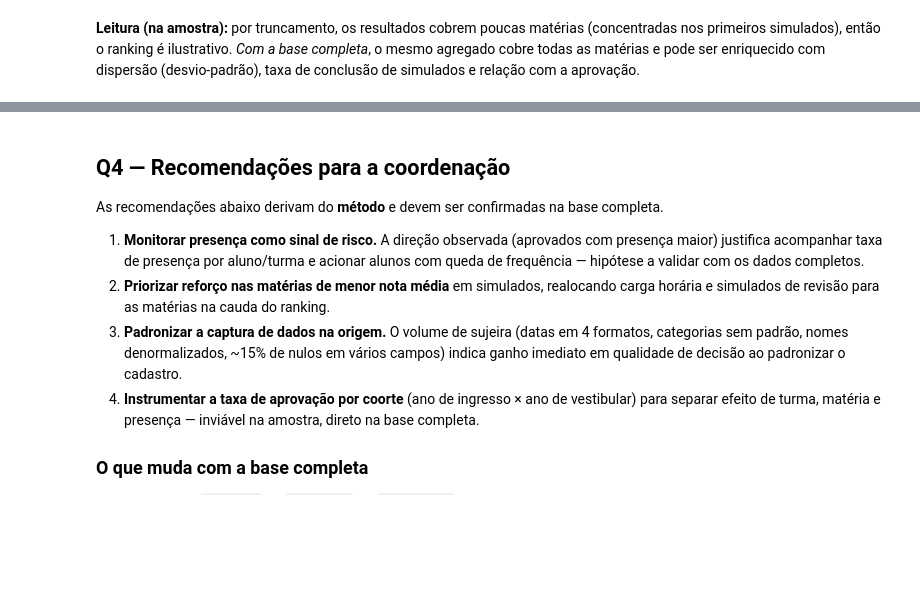
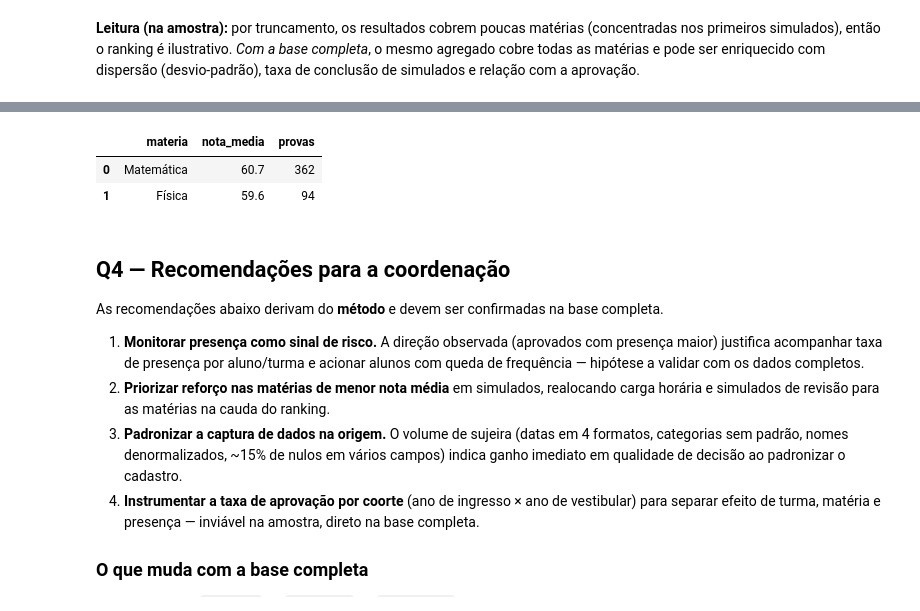
Before and after one commit to BigLeno/data-analytics-portfolio, a Jupyter notebook: notebooks/02_analise.ipynb, the cells around one changed output, grey strips where cells are left out. Drawn from its saved outputs; the diff is of its cells as text; code cells hidden in the pictures; blank space fills up the shorter version.

```diff
--- a/notebooks/02_analise.ipynb
+++ b/notebooks/02_analise.ipynb
@@ -201,3 +220,9 @@ dispersão (desvio-padrão), taxa de conclusão de simulados e relação com a a
+# %%
+queries.desempenho_por_materia()   # Q3 via SQL (JOIN + GROUP BY)
+# %% [output]
+|  | materia | nota_media | provas |
+| 0 | Matemática | 60.7 | 362 |
+| 1 | Física | 59.6 | 94 |
 # %% [markdown]
 ## Q4 — Recomendações para a coordenação
 
```
Also changed, not shown: parts of 3 cells of this notebook, 2 other files.
